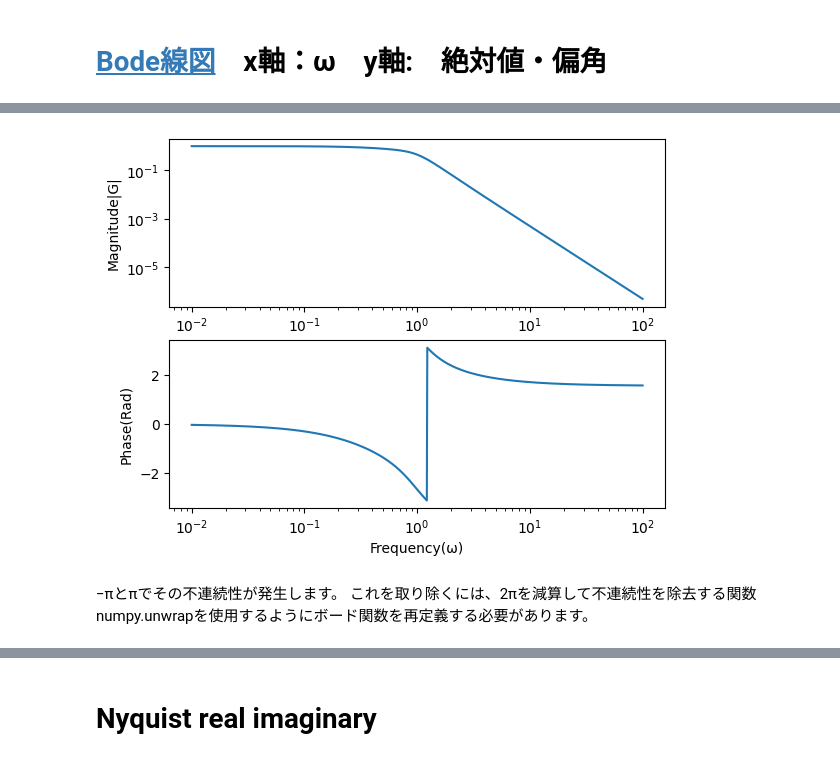
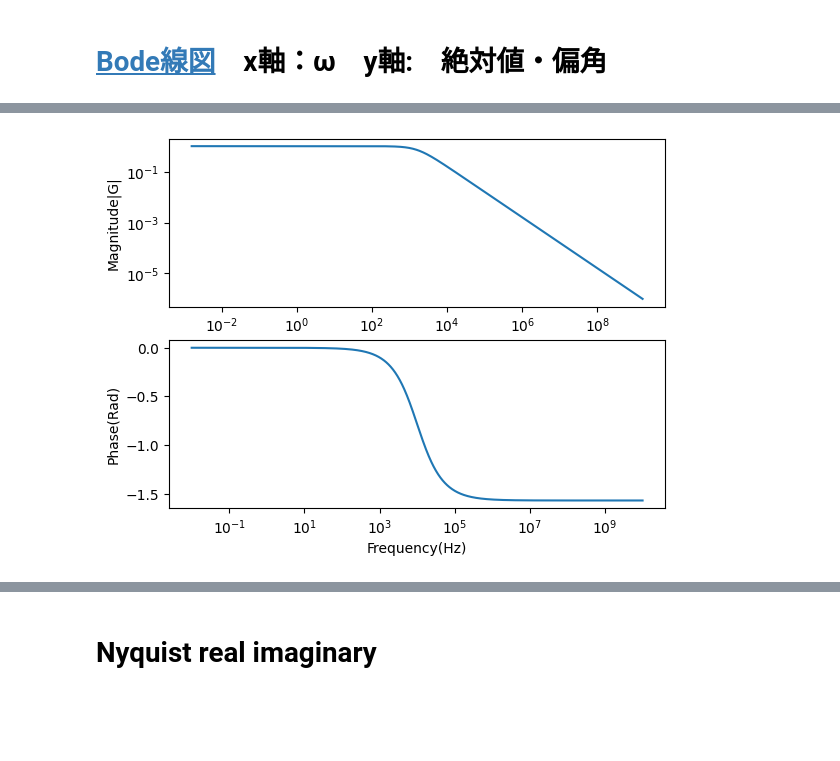
Before and after one commit to tom2rd/EMC-sim, a Jupyter notebook: impedance.py/Laplace-impedance/FreqBodeNyqist.ipynb, the cells around one changed output, grey strips where cells are left out. Saved outputs shown, nothing was run; the diff lists cells and outputs as text; code cells hidden in the pictures; blank space fills up the shorter version.

```diff
--- a/impedance.py/Laplace-impedance/FreqBodeNyqist.ipynb
+++ b/impedance.py/Laplace-impedance/FreqBodeNyqist.ipynb
@@ -10,7 +10,7 @@ import matplotlib.pyplot as plt
 周波数領域が基本的に虚軸上のラプラス領域の一部であることを覚えていれば、周波数応答は数値的に計算するのが非常に簡単です。または数学的にも計算できます。s=jω
 ω　各周波数　Rad/sec
 # %%
-omega = numpy.logspace(-2, 2, 1000)
+omega = numpy.logspace(-2, 10, 1000)
 s = omega*1j
 # %%
 omega[:5]
@@ -26,3 +26,4 @@ array([0.+0.01j      , 0.+0.01009262j, 0.+0.0101861j , 0.+0.01028045j,
 # %%
-tau1 = 2
-G1 = 1/(tau1*s + 1)
+r=100
+c=1e-6
+G1 = (1/(s*c))/(r+1/(s*c))
@@ -55,7 +51,15 @@ bode(G2)
+# %%
+import math
+freq=omega/(2*math.pi)
+# %%
+def bodeHz(G):
+    fig, [ax_mag, ax_phase] = plt.subplots(2, 1)
+    ax_mag.loglog(freq, numpy.abs(G))
+    plt.xlabel("Frequency(Hz)")
+    ax_mag.set_ylabel("Magnitude|G|")
+    ax_phase.semilogx(omega,  numpy.unwrap(numpy.angle(G)))
+    ax_phase.set_ylabel("Phase(Rad)")
 # %%
-bode(G1*G2)
+bodeHz(G1)
 # %% [output]
-[figure, old version]
+[figure, new version]
-# %% [markdown]
-−πとπでその不連続性が発生します。
-これを取り除くには、2πを減算して不連続性を除去する関数numpy.unwrapを使用するようにボード関数を再定義する必要があります。
```
Also changed, not shown: parts of 14 cells of this notebook.
